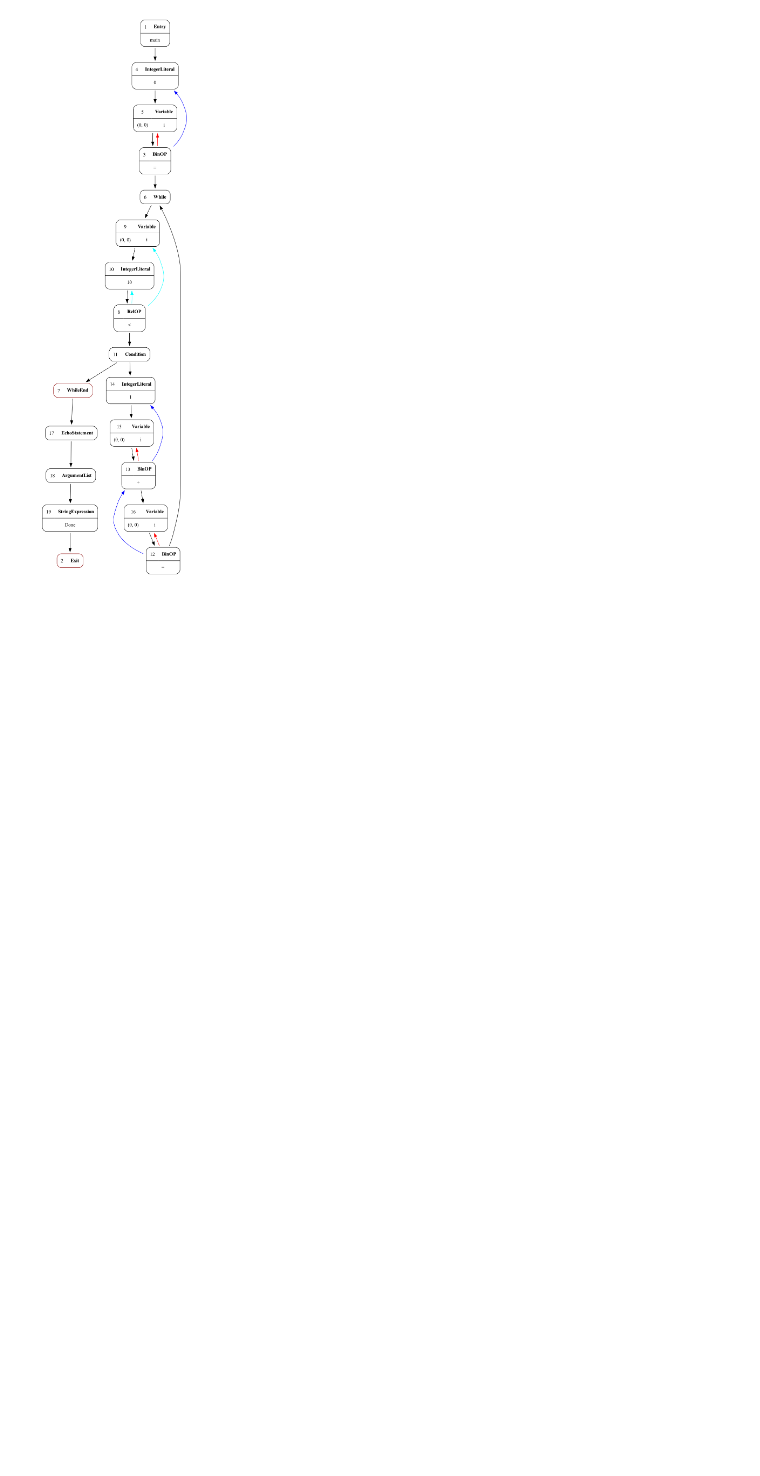
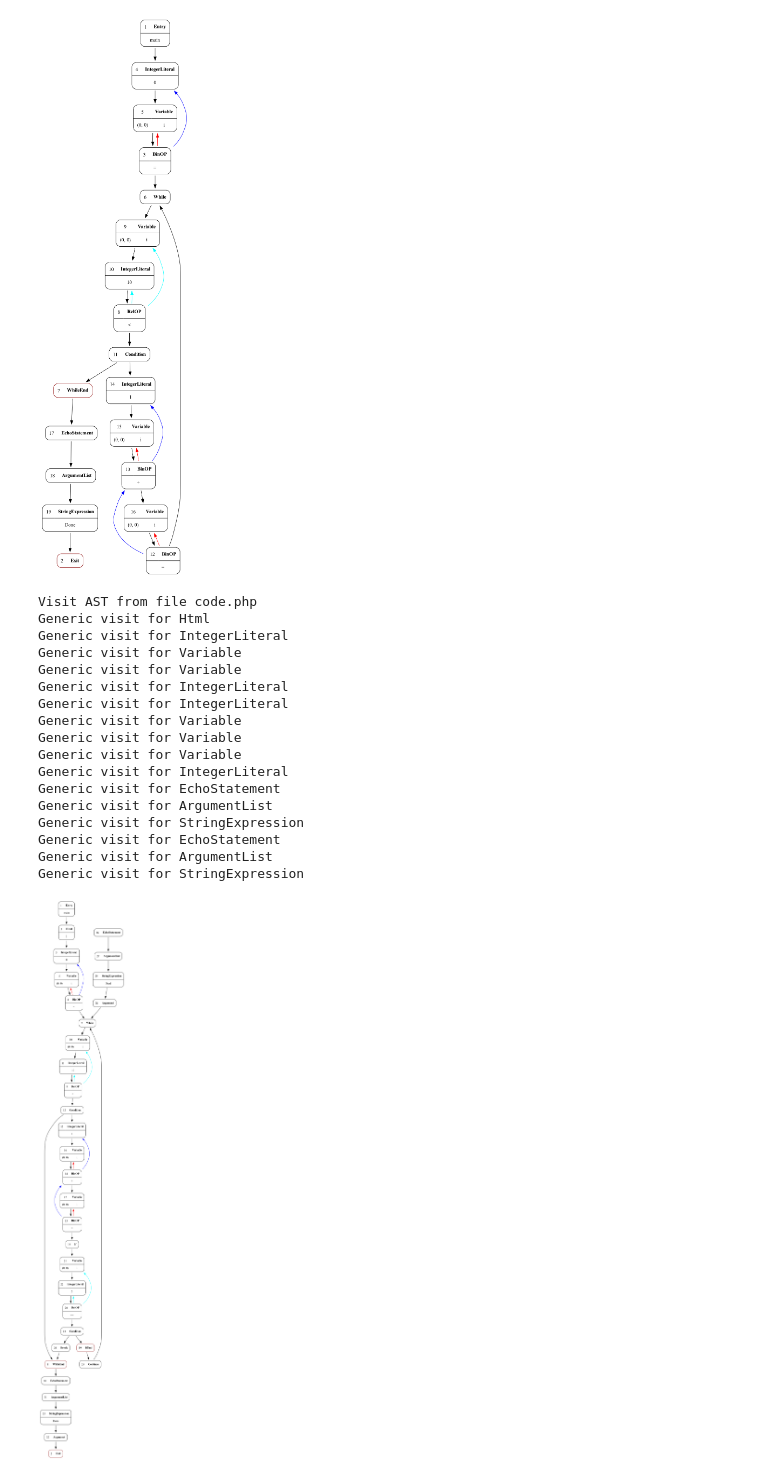
Before and after one commit to NextFire-PolyMTL/log6302a-tp2, a Jupyter notebook: src/rapport.ipynb, the cells around one changed output. Drawn from its saved outputs; the diff is of its cells as text; code cells hidden in the pictures; blank space fills up the shorter version.

Commit message:
continue/break

```diff
--- a/src/rapport.ipynb
+++ b/src/rapport.ipynb
@@ -291,3 +497,26 @@ Generic visit for EchoStatement
 Generic visit for ArgumentList
 Generic visit for StringExpression
 [figure]
+# %%
+ast = reader.read_ast("../part_1/while/while_continue_break.php.ast.json")
+cfg = ASTtoCFGVisitor.visit(ast)
+show_cfg(cfg)
+# %% [output]
+Visit AST from file code.php
+Generic visit for Html
+Generic visit for IntegerLiteral
+Generic visit for Variable
+Generic visit for Variable
+Generic visit for IntegerLiteral
+Generic visit for IntegerLiteral
+Generic visit for Variable
+Generic visit for Variable
+Generic visit for Variable
+Generic visit for IntegerLiteral
+Generic visit for EchoStatement
+Generic visit for ArgumentList
+Generic visit for StringExpression
+Generic visit for EchoStatement
+Generic visit for ArgumentList
+Generic visit for StringExpression
+[figure, added]
```
Also changed, not shown: parts of 3 cells of this notebook.
